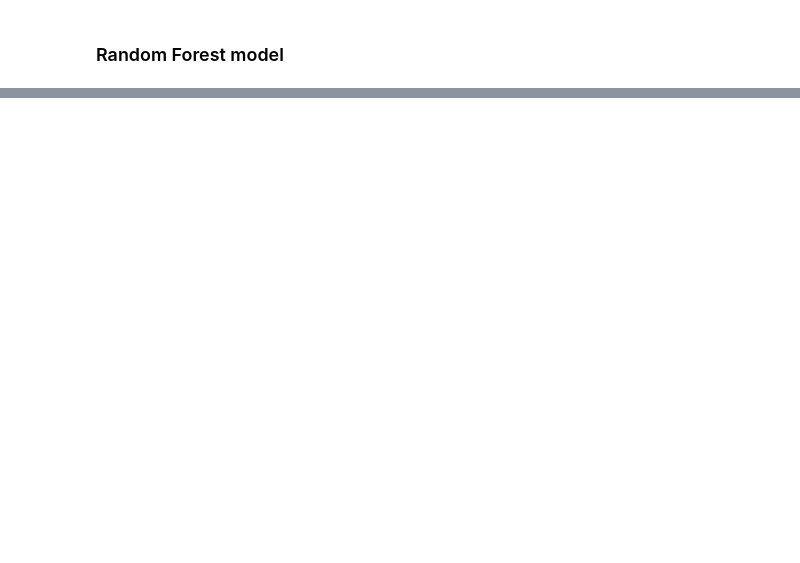
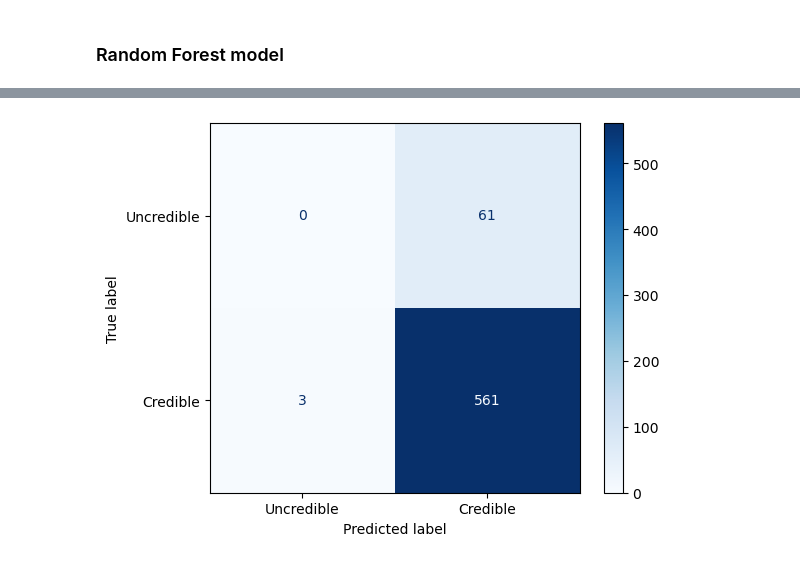
Before and after one commit to thernandez7/Sports_Misinformation_Tool, a Jupyter notebook: Sports_Misinformation_Tool/SportsNewsTool.ipynb, the cells around one changed output, grey strips where cells are left out. Drawn from its saved outputs; the diff is of its cells as text; code cells hidden in the pictures; blank space fills up the shorter version.

Commit message:
added model code and feature importance

```diff
--- a/Sports_Misinformation_Tool/SportsNewsTool.ipynb
+++ b/Sports_Misinformation_Tool/SportsNewsTool.ipynb
@@ -458,7 +448,12 @@ def count_numerics(text):
 pipe_finnews = pipeline("text-classification", model="mrm8488/distilroberta-finetuned-financial-news-sentiment-analysis")
 def sentiment(text):
     result = pipe_finnews(text)
-    return result[0]["label"]
+    if  result[0]["label"] =='neutral':
+        return 0
+    elif result[0]["label"] =='positive':
+        return 1
+    elif result[0]["label"] =='negative':
+        return -1
 # %% [output]
 [nltk_data] Downloading package vader_lexicon to
 [nltk_data]     C:\Users\tizia\AppData\Roaming\nltk_data...
@@ -967,0 +1038,74 @@ y_test = (test_data["credibility_label"] == "credible").astype(int).values
+# %%
+from sklearn.ensemble import RandomForestClassifier
+from sklearn.metrics import classification_report, accuracy_score
+import matplotlib.pyplot as plt
+
+model = RandomForestClassifier(random_state=42)
+
+model.fit(X_train, y_train) #train
+
+
+#Predict on the test set
+y_pred = model.predict(X_test)
+
+# Print evaluation metrics
+print("Accuracy:", accuracy_score(y_test, y_pred))
+print(classification_report(y_test, y_pred))
+
+#Class Imbalance: There are significantly fewer "uncredible" samples (61) compared to "credible" samples (564).
+#Model Bias: The model likely overfits to the majority class ("credible") due to the class imbalance.
+#No uncredible labels were predicted correctly
+
+#---------------
+from sklearn.metrics import confusion_matrix, ConfusionMatrixDisplay
+
+# Compute confusion matrix
+cm = confusion_matrix(y_test, y_pred)
+
+# Display confusion matrix
+disp = ConfusionMatrixDisplay(confusion_matrix=cm, display_labels=["Uncredible", "Credible"])
+disp.plot(cmap="Blues")
+#-------------------
+
+# Get feature importance scores
+importances = model.feature_importances_
+
+# GloVe feature names (e.g., Glove_Dim_0 to Glove_Dim_299)
+glove_feature_names = [f"Glove_Dim_{i}" for i in range(300)]
+
+# Additional feature names
+additional_feature_names = [
+    "word_count", "char_count", "avg_word_length", "all_capitalized_word_count",
+    "punctuation_count", "readability_score", "quotation_count", "vocab_variety",
+    "sensational_words_count", "absolute_words_count", "objective_score", "sentiment"
+]
+
+# Combine GloVe and additional feature names
+feature_names = glove_feature_names + additional_feature_names
+
+# Pair the feature names with their importance scores
+feature_importance = list(zip(feature_names, importances))
+
+# Sort by importance
+feature_importance = sorted(feature_importance, key=lambda x: x[1], reverse=True)
+
+# Display the top features
+print("Feature Importance:")
+for feature, importance in feature_importance:
+    print(f"{feature}: {importance:.4f}")
+#-----------------
+#Plot feature importance
+
+# Sort the feature names and importance
+sorted_features = [f[0] for f in feature_importance]
+sorted_importances = [f[1] for f in feature_importance]
+
+# Plot
+plt.figure(figsize=(12, 8))
+plt.barh(sorted_features[:20], sorted_importances[:20], color='skyblue')  # Top 20 features
+plt.xlabel("Feature Importance")
+plt.ylabel("Feature Name")
+plt.title("Feature Importance")
+plt.gca().invert_yaxis()  # Most important feature at the top
+plt.show()
+# %% [output]
@@ -967,0 +1129 @@ y_test = (test_data["credibility_label"] == "credible").astype(int).values
+[figure, added]
```
Also changed, not shown: parts of 12 cells of this notebook, 1 other file.
